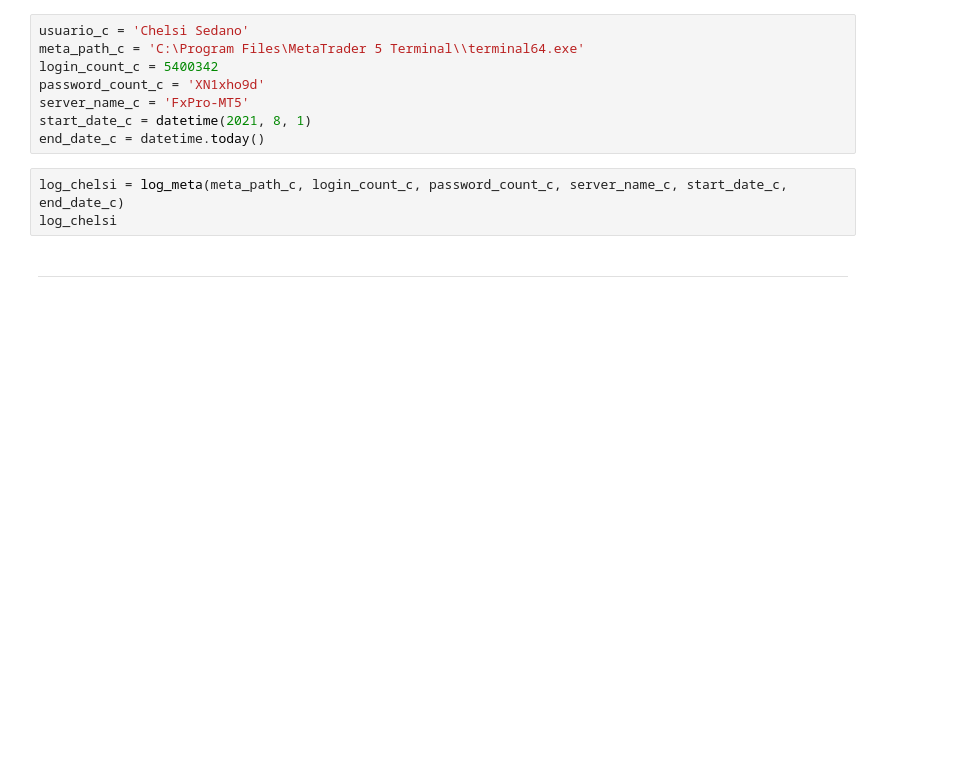
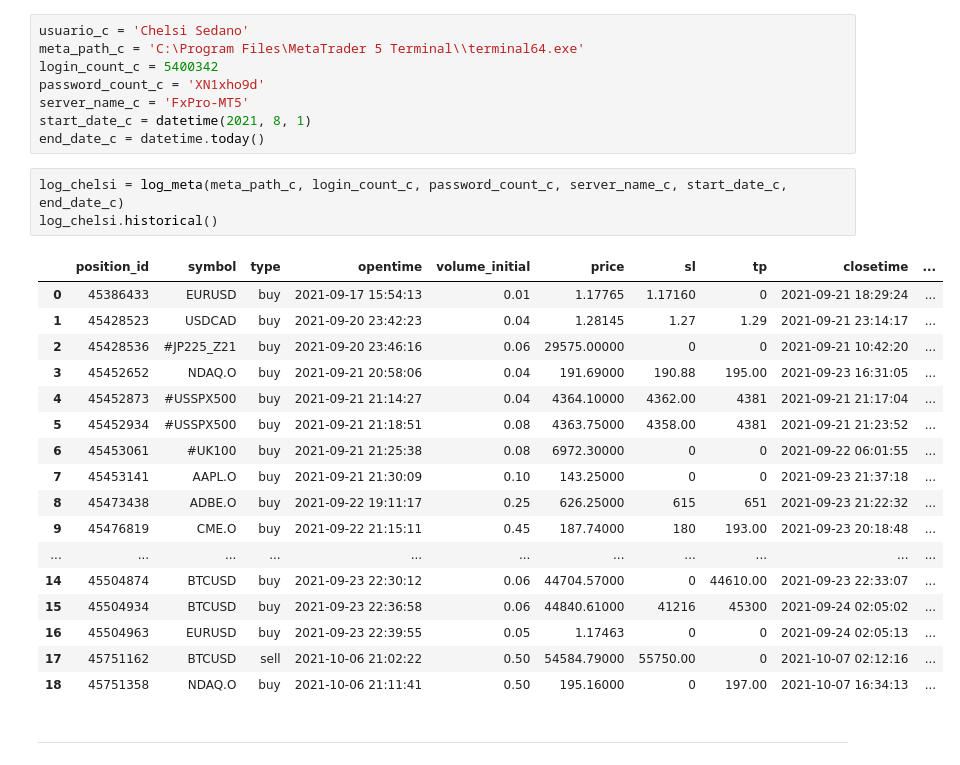
Before and after one commit to danielgarciah/MyST_LAB_3_E2, a Jupyter notebook: Notebook_LAB3.ipynb, the cells around one changed output. Drawn from its saved outputs; the diff is of its cells as text; blank space fills up the shorter version.

```diff
--- a/Notebook_LAB3.ipynb
+++ b/Notebook_LAB3.ipynb
@@ -120,7 +126,25 @@ start_date_c = datetime(2021, 8, 1)
 end_date_c = datetime.today()
 # %%
 log_chelsi = log_meta(meta_path_c, login_count_c, password_count_c, server_name_c, start_date_c, end_date_c)
-log_chelsi
+log_chelsi.historical()
+# %% [output]
+|  | position_id | symbol | type | opentime | volume_initial | price | sl | tp | closetime | ... |
+| 0 | 45386433 | EURUSD | buy | 2021-09-17 15:54:13 | 0.01 | 1.17765 | 1.17160 | 0 | 2021-09-21 18:29:24 | ... |
+| 1 | 45428523 | USDCAD | buy | 2021-09-20 23:42:23 | 0.04 | 1.28145 | 1.27 | 1.29 | 2021-09-21 23:14:17 | ... |
+| 2 | 45428536 | #JP225_Z21 | buy | 2021-09-20 23:46:16 | 0.06 | 29575.00000 | 0 | 0 | 2021-09-21 10:42:20 | ... |
+| 3 | 45452652 | NDAQ.O | buy | 2021-09-21 20:58:06 | 0.04 | 191.69000 | 190.88 | 195.00 | 2021-09-23 16:31:05 | ... |
+| 4 | 45452873 | #USSPX500 | buy | 2021-09-21 21:14:27 | 0.04 | 4364.10000 | 4362.00 | 4381 | 2021-09-21 21:17:04 | ... |
+| 5 | 45452934 | #USSPX500 | buy | 2021-09-21 21:18:51 | 0.08 | 4363.75000 | 4358.00 | 4381 | 2021-09-21 21:23:52 | ... |
+| 6 | 45453061 | #UK100 | buy | 2021-09-21 21:25:38 | 0.08 | 6972.30000 | 0 | 0 | 2021-09-22 06:01:55 | ... |
+| 7 | 45453141 | AAPL.O | buy | 2021-09-21 21:30:09 | 0.10 | 143.25000 | 0 | 0 | 2021-09-23 21:37:18 | ... |
+| 8 | 45473438 | ADBE.O | buy | 2021-09-22 19:11:17 | 0.25 | 626.25000 | 615 | 651 | 2021-09-23 21:22:32 | ... |
+| 9 | 45476819 | CME.O | buy | 2021-09-22 21:15:11 | 0.45 | 187.74000 | 180 | 193.00 | 2021-09-23 20:18:48 | ... |
+| ... | ... | ... | ... | ... | ... | ... | ... | ... | ... | ... |
+| 14 | 45504874 | BTCUSD | buy | 2021-09-23 22:30:12 | 0.06 | 44704.57000 | 0 | 44610.00 | 2021-09-23 22:33:07 | ... |
+| 15 | 45504934 | BTCUSD | buy | 2021-09-23 22:36:58 | 0.06 | 44840.61000 | 41216 | 45300 | 2021-09-24 02:05:02 | ... |
+| 16 | 45504963 | EURUSD | buy | 2021-09-23 22:39:55 | 0.05 | 1.17463 | 0 | 0 | 2021-09-24 02:05:13 | ... |
+| 17 | 45751162 | BTCUSD | sell | 2021-10-06 21:02:22 | 0.50 | 54584.79000 | 55750.00 | 0 | 2021-10-07 02:12:16 | ... |
+| 18 | 45751358 | NDAQ.O | buy | 2021-10-06 21:11:41 | 0.50 | 195.16000 | 0 | 197.00 | 2021-10-07 16:34:13 | ... |
 # %% [markdown]
 <hr style="border:0.008in solid gray"> </hr>
 # %% [markdown]
```
Also changed, not shown: parts of 29 cells of this notebook, 10 other files.
